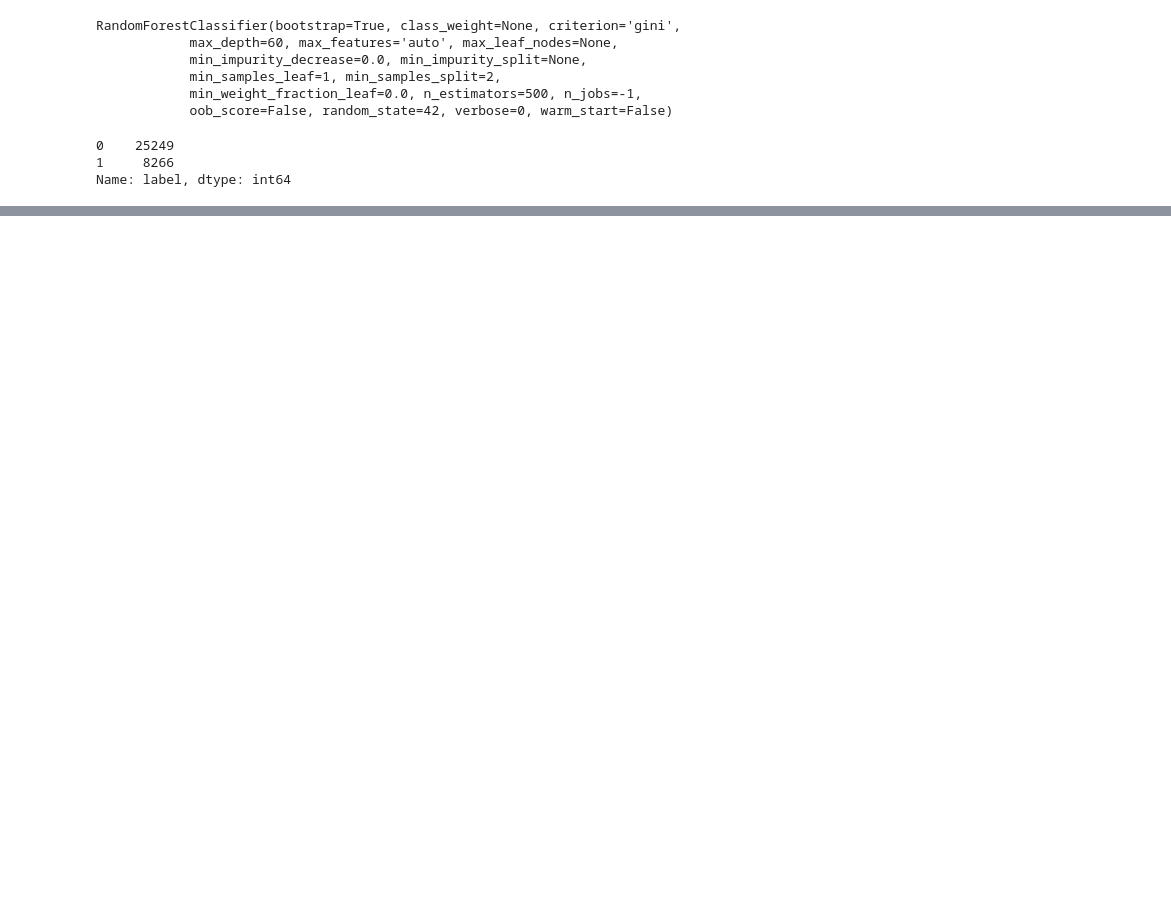
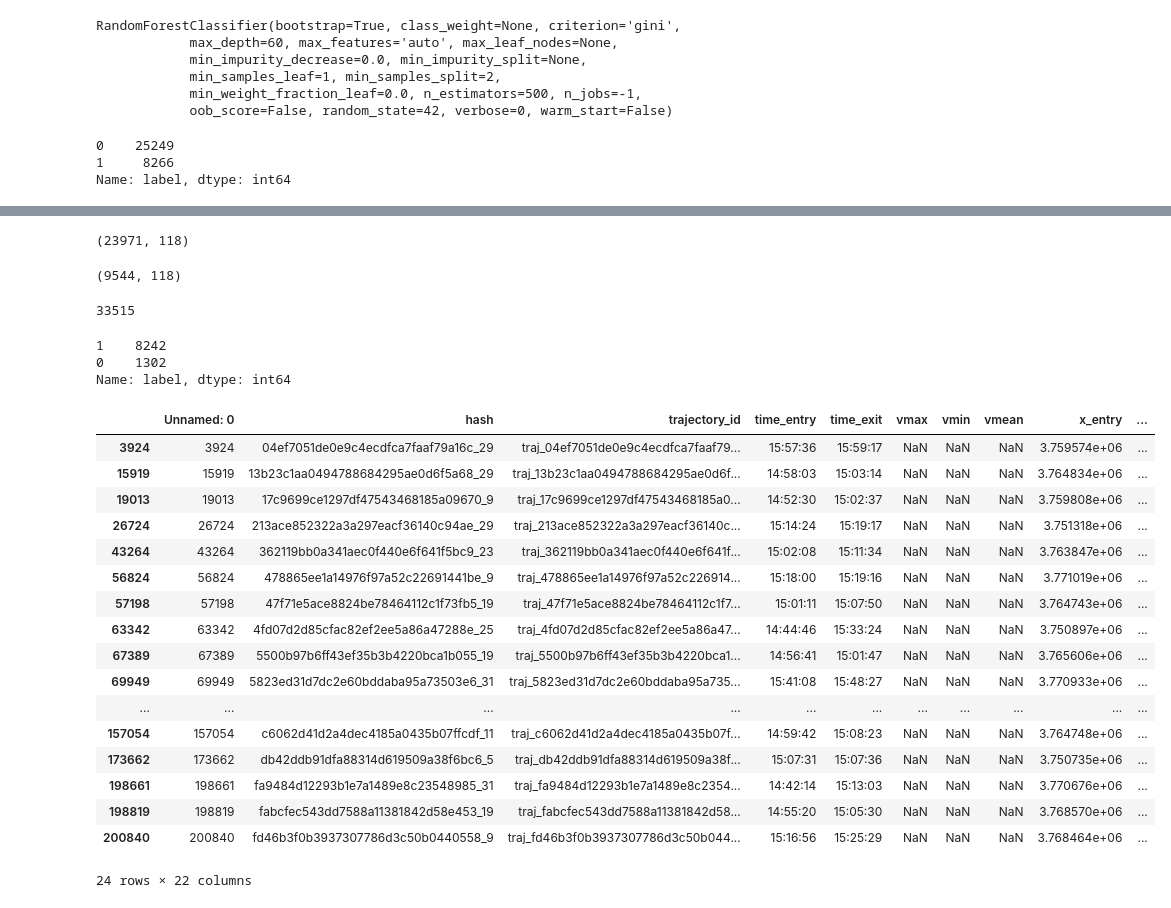
Before and after one commit to kaadnan/EY2019, a Jupyter notebook: ML.ipynb, the cells around one changed output, grey strips where cells are left out. Drawn from its saved outputs; the diff is of its cells as text; code cells hidden in the pictures; blank space fills up the shorter version.

```diff
--- a/ML.ipynb
+++ b/ML.ipynb
@@ -189,6 +204,18 @@ x_1 = training_dataset.drop(['label'], axis=1).values
 y_1 = training_dataset['label'].values
 sc_1 = StandardScaler()
 x_1 = sc_1.fit_transform(x_1)
+# %%
+pca = decomposition.PCA()
+pca.fit(x_1)
+plt.figure(1, figsize=(4, 3))
+plt.clf()
+plt.axes([.2, .2, .7, .7])
+plt.plot(pca.explained_variance_, linewidth=2)
+plt.axis('tight')
+plt.xlabel('n_components')
+plt.ylabel('explained_variance_')
+# %%
+x_1 = pca.transform(x_1)
 # %%
 xTrain, xTest, yTrain, yTest = train_test_split(x_1, y_1, test_size = 0.0, random_state = 0)
 clf_1 = RandomForestClassifier(n_jobs = -1, n_estimators = 500, max_depth = 60, random_state=42)
@@ -286,0 +314,7 @@ x_test_df.sort_values('trajectory_id',ascending=True)[['trajectory_id','label']]
+# %%
+test_start_not_in_city = x_test_df[~(((x_test_df['x_entry'] >= 3750901.5068) &
+         (x_test_df['x_entry'] <= 3770901.5068)) & ((x_test_df['y_entry'] >= -19268905.6133) &
+         (x_test_df['y_entry'] <= -19208905.6133)))]
+test_start_in_city = x_test_df[((x_test_df['x_entry'] >= 3750901.5068) &
+         (x_test_df['x_entry'] <= 3770901.5068)) & ((x_test_df['y_entry'] >= -19268905.6133) &
+         (x_test_df['y_entry'] <= -19208905.6133))]
@@ -286,0 +327,41 @@ x_test_df.sort_values('trajectory_id',ascending=True)[['trajectory_id','label']]
+# %%
+test_start_not_in_city.shape
+# %% [output]
+(23971, 118)
+# %%
+test_start_in_city.shape
+# %% [output]
+(9544, 118)
+# %%
+23971 + 9544
+# %% [output]
+33515
+# %%
+test_start_in_city.label.value_counts()
+# %% [output]
+1    8242
+0    1302
+Name: label, dtype: int64
+# %%
+x = test_start_not_in_city[(test_start_not_in_city['duration'] != 0.0)&(test_start_not_in_city['label'] == 1)][['hash','duration','city_distance','hour']].hash.values
+# %%
+df_test.loc[df_test['hash'].isin(x)][df_test.x_exit.isnull()]
+# %% [output]
+|  | Unnamed: 0 | hash | trajectory_id | time_entry | time_exit | vmax | vmin | vmean | x_entry | ... |
+| 3924 | 3924 | 04ef7051de0e9c4ecdfca7faaf79a16c_29 | traj_04ef7051de0e9c4ecdfca7faaf79... | 15:57:36 | 15:59:17 | NaN | NaN | NaN | 3.759574e+06 | ... |
+| 15919 | 15919 | 13b23c1aa0494788684295ae0d6f5a68_29 | traj_13b23c1aa0494788684295ae0d6f... | 14:58:03 | 15:03:14 | NaN | NaN | NaN | 3.764834e+06 | ... |
+| 19013 | 19013 | 17c9699ce1297df47543468185a09670_9 | traj_17c9699ce1297df47543468185a0... | 14:52:30 | 15:02:37 | NaN | NaN | NaN | 3.759808e+06 | ... |
+| 26724 | 26724 | 213ace852322a3a297eacf36140c94ae_29 | traj_213ace852322a3a297eacf36140c... | 15:14:24 | 15:19:17 | NaN | NaN | NaN | 3.751318e+06 | ... |
+| 43264 | 43264 | 362119bb0a341aec0f440e6f641f5bc9_23 | traj_362119bb0a341aec0f440e6f641f... | 15:02:08 | 15:11:34 | NaN | NaN | NaN | 3.763847e+06 | ... |
+| 56824 | 56824 | 478865ee1a14976f97a52c22691441be_9 | traj_478865ee1a14976f97a52c226914... | 15:18:00 | 15:19:16 | NaN | NaN | NaN | 3.771019e+06 | ... |
+| 57198 | 57198 | 47f71e5ace8824be78464112c1f73fb5_19 | traj_47f71e5ace8824be78464112c1f7... | 15:01:11 | 15:07:50 | NaN | NaN | NaN | 3.764743e+06 | ... |
+| 63342 | 63342 | 4fd07d2d85cfac82ef2ee5a86a47288e_25 | traj_4fd07d2d85cfac82ef2ee5a86a47... | 14:44:46 | 15:33:24 | NaN | NaN | NaN | 3.750897e+06 | ... |
+| 67389 | 67389 | 5500b97b6ff43ef35b3b4220bca1b055_19 | traj_5500b97b6ff43ef35b3b4220bca1... | 14:56:41 | 15:01:47 | NaN | NaN | NaN | 3.765606e+06 | ... |
+| 69949 | 69949 | 5823ed31d7dc2e60bddaba95a73503e6_31 | traj_5823ed31d7dc2e60bddaba95a735... | 15:41:08 | 15:48:27 | NaN | NaN | NaN | 3.770933e+06 | ... |
+| ... | ... | ... | ... | ... | ... | ... | ... | ... | ... | ... |
+| 157054 | 157054 | c6062d41d2a4dec4185a0435b07ffcdf_11 | traj_c6062d41d2a4dec4185a0435b07f... | 14:59:42 | 15:08:23 | NaN | NaN | NaN | 3.764748e+06 | ... |
+| 173662 | 173662 | db42ddb91dfa88314d619509a38f6bc6_5 | traj_db42ddb91dfa88314d619509a38f... | 15:07:31 | 15:07:36 | NaN | NaN | NaN | 3.750735e+06 | ... |
+| 198661 | 198661 | fa9484d12293b1e7a1489e8c23548985_31 | traj_fa9484d12293b1e7a1489e8c2354... | 14:42:14 | 15:13:03 | NaN | NaN | NaN | 3.770676e+06 | ... |
+| 198819 | 198819 | fabcfec543dd7588a11381842d58e453_19 | traj_fabcfec543dd7588a11381842d58... | 14:55:20 | 15:05:30 | NaN | NaN | NaN | 3.768570e+06 | ... |
+| 200840 | 200840 | fd46b3f0b3937307786d3c50b0440558_9 | traj_fd46b3f0b3937307786d3c50b044... | 15:16:56 | 15:25:29 | NaN | NaN | NaN | 3.768464e+06 | ... |
+24 rows × 22 columns
```
Also changed, not shown: parts of 13 cells of this notebook.
